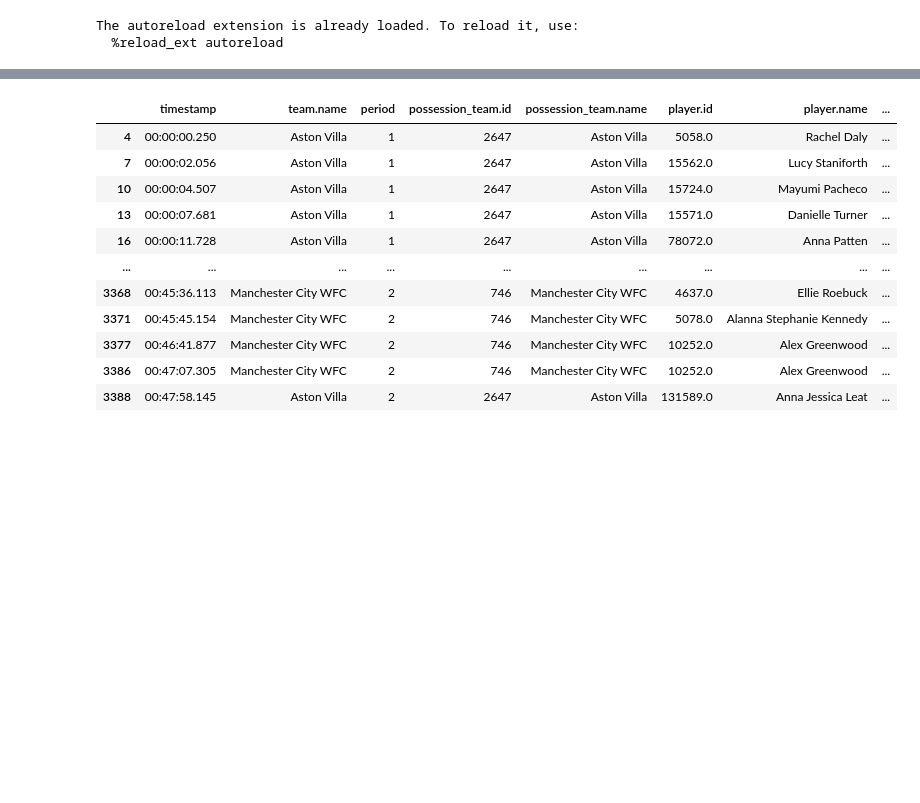
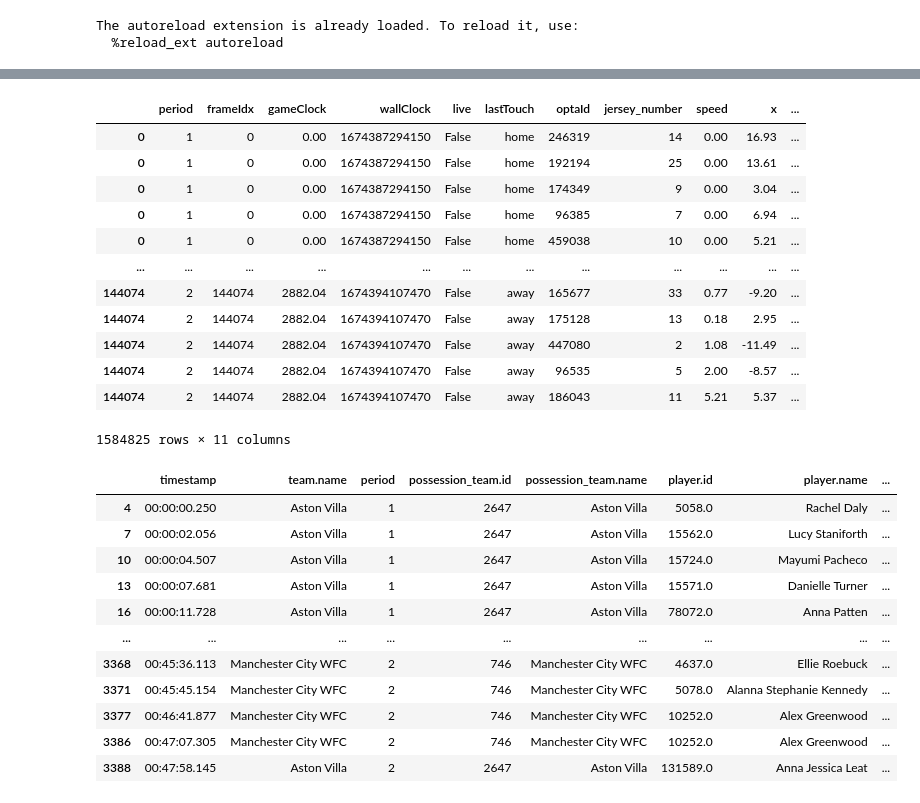
Before and after one commit to fstorme/ManHackathonIrmes, a Jupyter notebook: scripts/Untitled.ipynb, the cells around one changed output, grey strips where cells are left out. Cells and saved outputs as stored; diff of their text form; code cells hidden in the pictures; blank space fills up the shorter version.

```diff
--- a/scripts/Untitled.ipynb
+++ b/scripts/Untitled.ipynb
@@ -34,3 +180,19 @@ pass_events
+# %%
+match_tracking.HomeTracking.df_tracking
+# %% [output]
+|  | period | frameIdx | gameClock | wallClock | live | lastTouch | optaId | jersey_number | speed | x | ... |
+| 0 | 1 | 0 | 0.00 | 1674387294150 | False | home | 246319 | 14 | 0.00 | 16.93 | ... |
+| 0 | 1 | 0 | 0.00 | 1674387294150 | False | home | 192194 | 25 | 0.00 | 13.61 | ... |
+| 0 | 1 | 0 | 0.00 | 1674387294150 | False | home | 174349 | 9 | 0.00 | 3.04 | ... |
+| 0 | 1 | 0 | 0.00 | 1674387294150 | False | home | 96385 | 7 | 0.00 | 6.94 | ... |
+| 0 | 1 | 0 | 0.00 | 1674387294150 | False | home | 459038 | 10 | 0.00 | 5.21 | ... |
+| ... | ... | ... | ... | ... | ... | ... | ... | ... | ... | ... | ... |
+| 144074 | 2 | 144074 | 2882.04 | 1674394107470 | False | away | 165677 | 33 | 0.77 | -9.20 | ... |
+| 144074 | 2 | 144074 | 2882.04 | 1674394107470 | False | away | 175128 | 13 | 0.18 | 2.95 | ... |
+| 144074 | 2 | 144074 | 2882.04 | 1674394107470 | False | away | 447080 | 2 | 1.08 | -11.49 | ... |
+| 144074 | 2 | 144074 | 2882.04 | 1674394107470 | False | away | 96535 | 5 | 2.00 | -8.57 | ... |
+| 144074 | 2 | 144074 | 2882.04 | 1674394107470 | False | away | 186043 | 11 | 5.21 | 5.37 | ... |
+1584825 rows × 11 columns
 # %%
 df_pass = pass_events.df_pass.copy()
 
```
Also changed, not shown: parts of 10 cells of this notebook, 3 other files.
